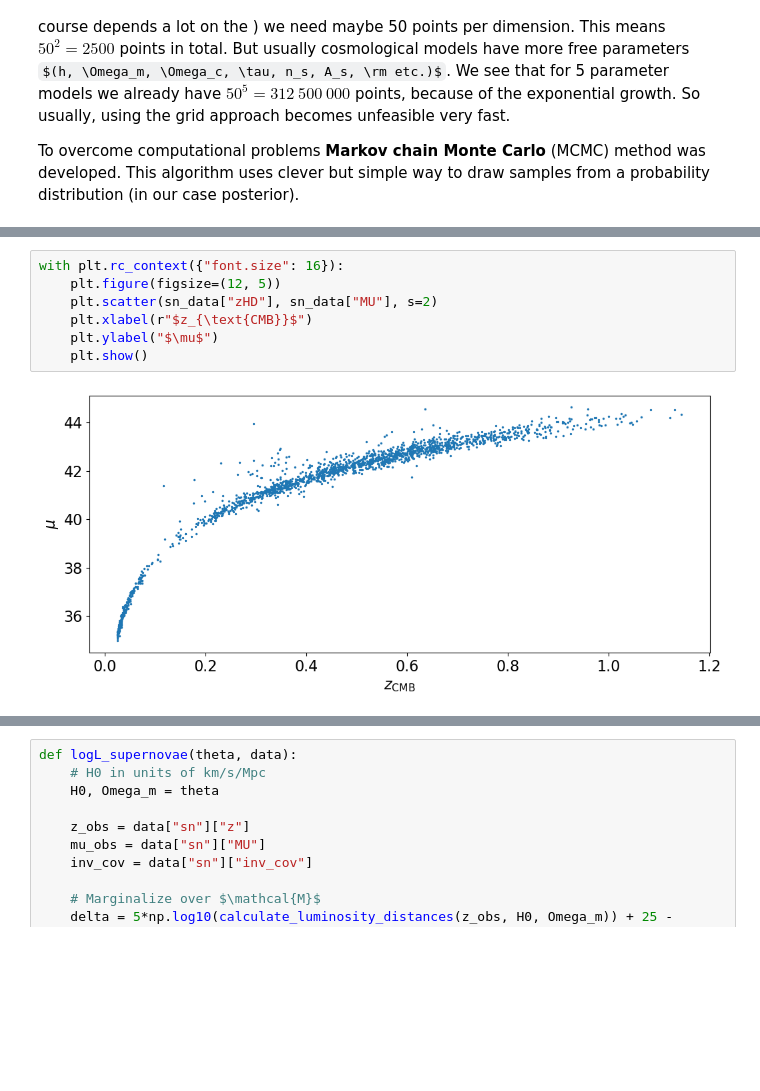
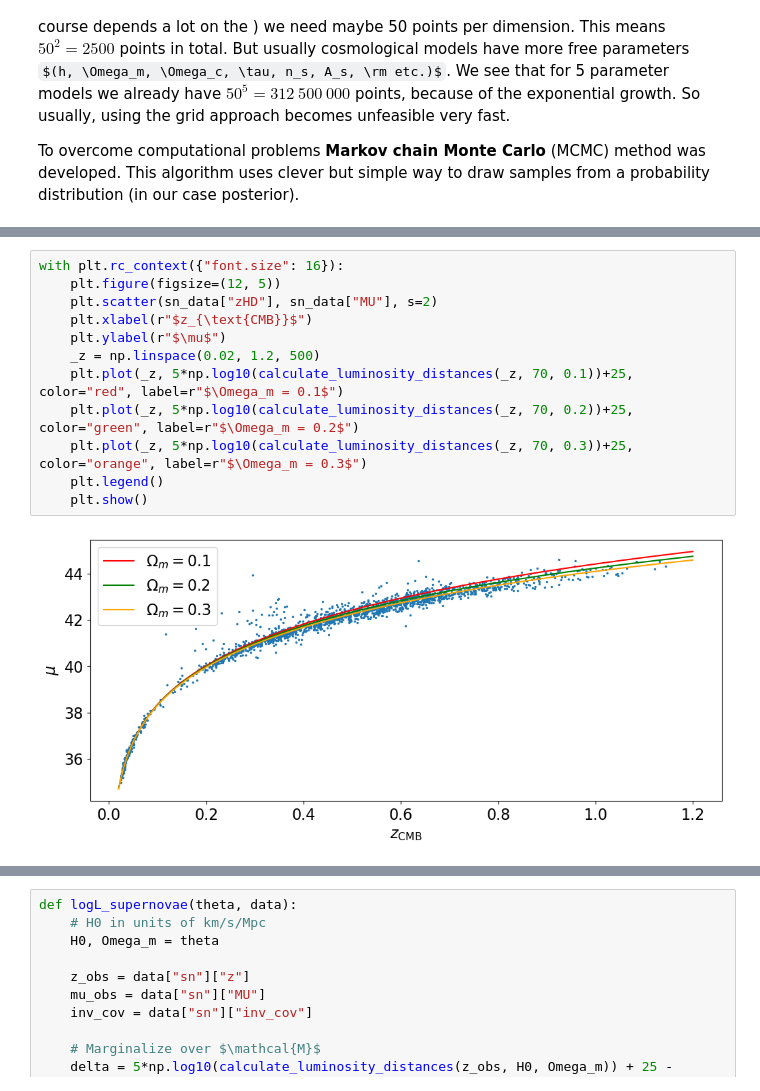
Before and after one commit to vasarm/STTG2026, a Jupyter notebook: lecture2.ipynb, the cells around one changed output, grey strips where cells are left out. Saved outputs shown, nothing was run; the diff lists cells and outputs as text; some formulas as TeX source; blank space fills up the shorter version.

```diff
--- a/lecture2.ipynb
+++ b/lecture2.ipynb
@@ -68,10 +208,15 @@ This is good, as in addition to $m$ we can also measure redshift using spectrosc
 # %%
 with plt.rc_context({"font.size": 16}):
     plt.figure(figsize=(12, 5))
     plt.scatter(sn_data["zHD"], sn_data["MU"], s=2)
     plt.xlabel(r"$z_{\text{CMB}}$")
-    plt.ylabel("$\mu$")
+    plt.ylabel(r"$\mu$")
+    _z = np.linspace(0.02, 1.2, 500)
+    plt.plot(_z, 5*np.log10(calculate_luminosity_distances(_z, 70, 0.1))+25, color="red", label=r"$\Omega_m = 0.1$")
+    plt.plot(_z, 5*np.log10(calculate_luminosity_distances(_z, 70, 0.2))+25, color="green", label=r"$\Omega_m = 0.2$")
+    plt.plot(_z, 5*np.log10(calculate_luminosity_distances(_z, 70, 0.3))+25, color="orange", label=r"$\Omega_m = 0.3$")
+    plt.legend()
     plt.show()
 # %% [output]
-[figure, old version]
+[figure, new version]
 # %% [markdown]
```
Also changed, not shown: parts of 29 cells of this notebook, 3 other files.
